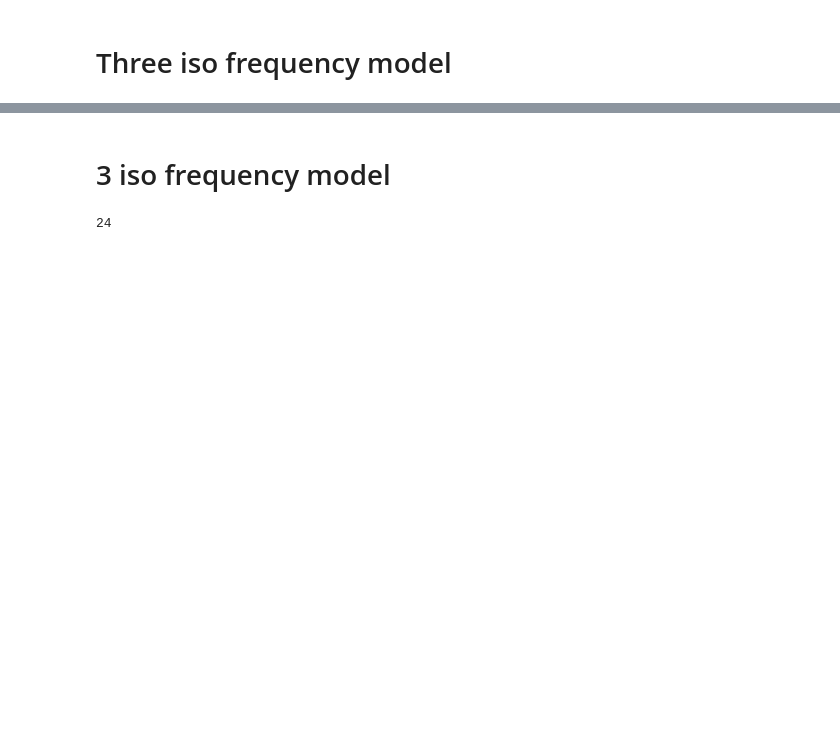
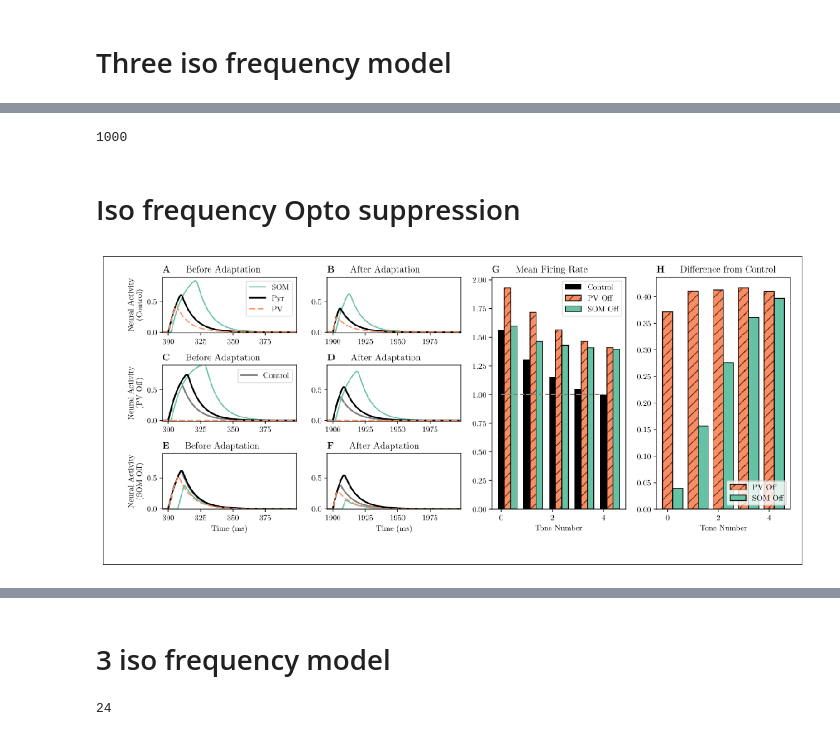
Before and after one commit to rdgao/1E3I, a Jupyter notebook: notebooks/rate_model-park.ipynb, the cells around one changed output, grey strips where cells are left out. Drawn from its saved outputs; the diff is of its cells as text; code cells hidden in the pictures; blank space fills up the shorter version.

```diff
--- a/notebooks/rate_model-park.ipynb
+++ b/notebooks/rate_model-park.ipynb
@@ -370,0 +511,5 @@ save_fig(figure_directory, "all_activities_g_closeup")
+# %%
+stimtimes=[0.1, 0.4, 0.8]
+np.argmin(t<stimtimes[0])
+# %% [output]
+1000
@@ -371,3 +520,17 @@ save_fig(figure_directory, "all_activities_g_closeup")
+# %% [markdown]
+# Iso frequency Opto suppression
+# %%
+import matplotlib.image as mpimg
+%matplotlib inline
+img=mpimg.imread('/home/auguste/Documents/CNE_PhD/organisation/Cajal/Project/presentation/isomod.png')
+fig = plt.figure(figsize = (20,15))
+plt.xticks([])
+plt.yticks([])
+
+imgplot = plt.imshow(img)
+plt.show()
+# %% [output]
+[figure, added]
 # %%
 color = ["midnightblue","darkgreen","darkorange","purple"]
 
```
Also changed, not shown: parts of 18 cells of this notebook.
